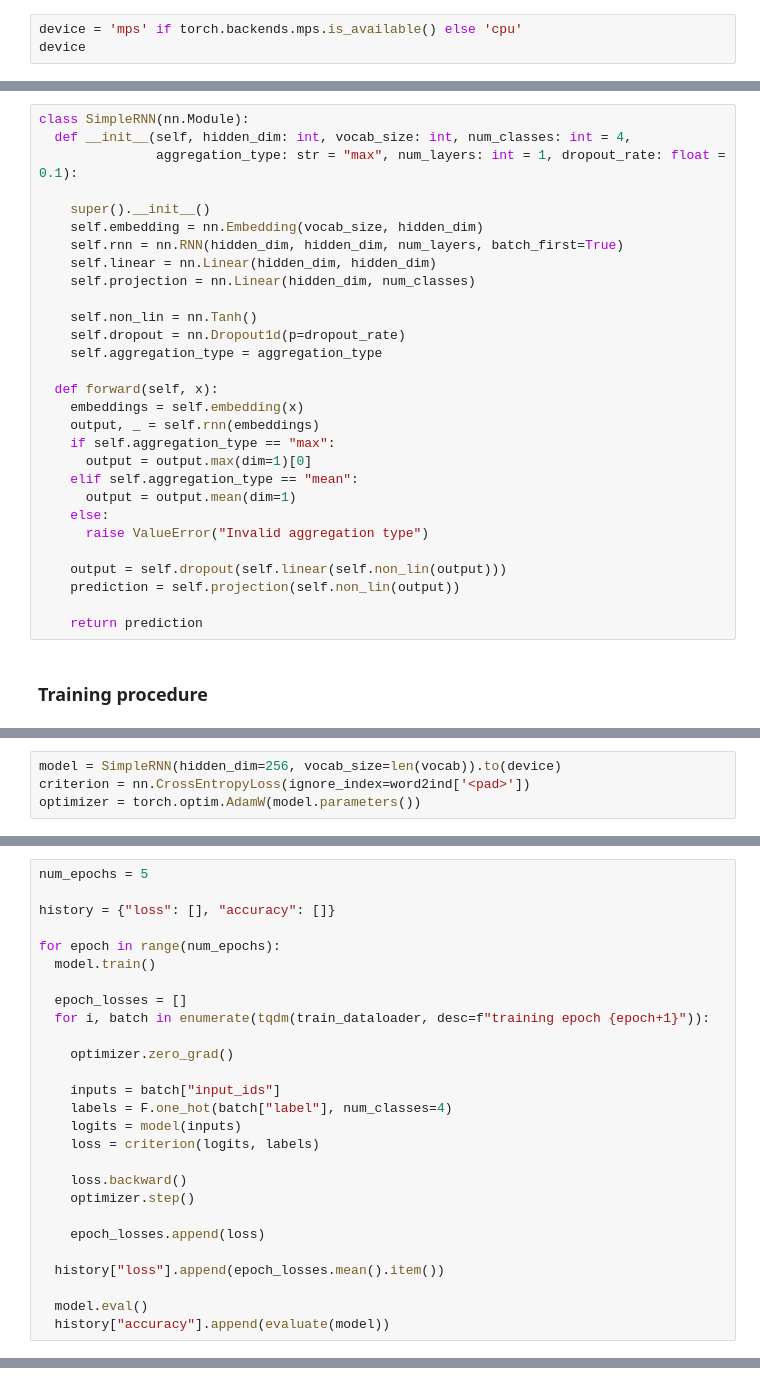
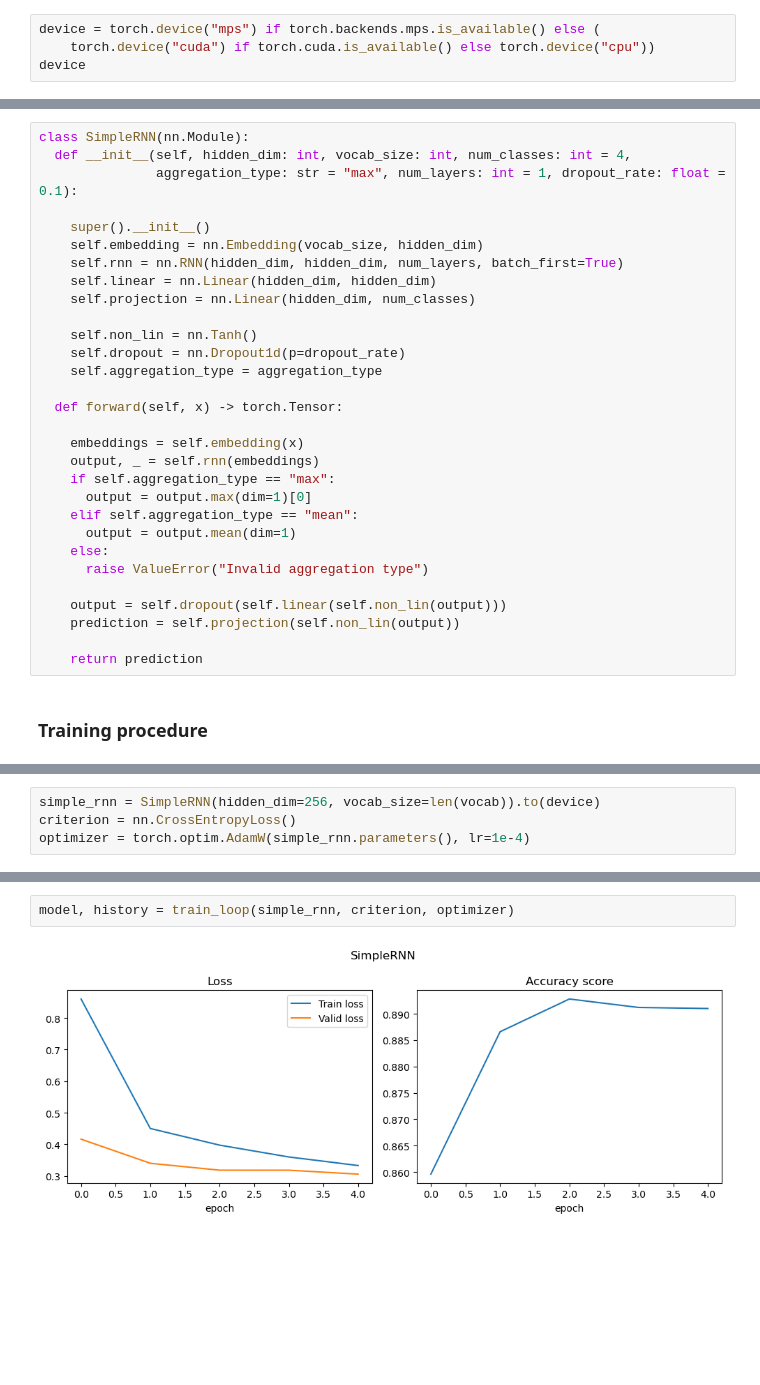
Before and after one commit to WanomiR/Deep-Learning-School, a Jupyter notebook: semester-2/assignments/[hw]text_classification.ipynb, the cells around one changed output, grey strips where cells are left out. Cells and saved outputs as stored; diff of their text form; blank space fills up the shorter version.

Commit message:
build baseline model

```diff
--- a/semester-2/assignments/[hw]text_classification.ipynb
+++ b/semester-2/assignments/[hw]text_classification.ipynb
@@ -34,6 +37,7 @@ nltk.download('punkt')
 [nltk_data]   Package punkt is already up-to-date!
 True
 # %%
-device = 'mps' if torch.backends.mps.is_available() else 'cpu'
+device = torch.device("mps") if torch.backends.mps.is_available() else (
+    torch.device("cuda") if torch.cuda.is_available() else torch.device("cpu"))
 device
 # %% [output]
@@ -237,7 +241,8 @@ class SimpleRNN(nn.Module):
     self.dropout = nn.Dropout1d(p=dropout_rate)
     self.aggregation_type = aggregation_type
 
-  def forward(self, x):
+  def forward(self, x) -> torch.Tensor:
+
     embeddings = self.embedding(x)
     output, _ = self.rnn(embeddings)
     if self.aggregation_type == "max":
@@ -260,4 +330,4 @@ class SimpleRNN(nn.Module):
 # %%
-model = SimpleRNN(hidden_dim=256, vocab_size=len(vocab)).to(device)
-criterion = nn.CrossEntropyLoss(ignore_index=word2ind['<pad>'])
-optimizer = torch.optim.AdamW(model.parameters())
+simple_rnn = SimpleRNN(hidden_dim=256, vocab_size=len(vocab)).to(device)
+criterion = nn.CrossEntropyLoss()
+optimizer = torch.optim.AdamW(simple_rnn.parameters(), lr=1e-4)
@@ -286,27 +333,0 @@ tensor([[0, 1, 0, 0],
-# %%
-num_epochs = 5
-
-history = {"loss": [], "accuracy": []}
-
-for epoch in range(num_epochs):
-  model.train()
-
-  epoch_losses = []
-  for i, batch in enumerate(tqdm(train_dataloader, desc=f"training epoch {epoch+1}")):
-
-    optimizer.zero_grad()
-
-    inputs = batch["input_ids"]
-    labels = F.one_hot(batch["label"], num_classes=4)
-    logits = model(inputs)
-    loss = criterion(logits, labels)
-
-    loss.backward()
-    optimizer.step()
-
-    epoch_losses.append(loss)
-
-  history["loss"].append(epoch_losses.mean().item())
-
-  model.eval()
-  history["accuracy"].append(evaluate(model))
@@ -330,0 +334,4 @@ train_dataset[577]["label"]
+# %%
+model, history = train_loop(simple_rnn, criterion, optimizer)
+# %% [output]
+[figure, added]
```
Also changed, not shown: parts of 12 cells of this notebook.
